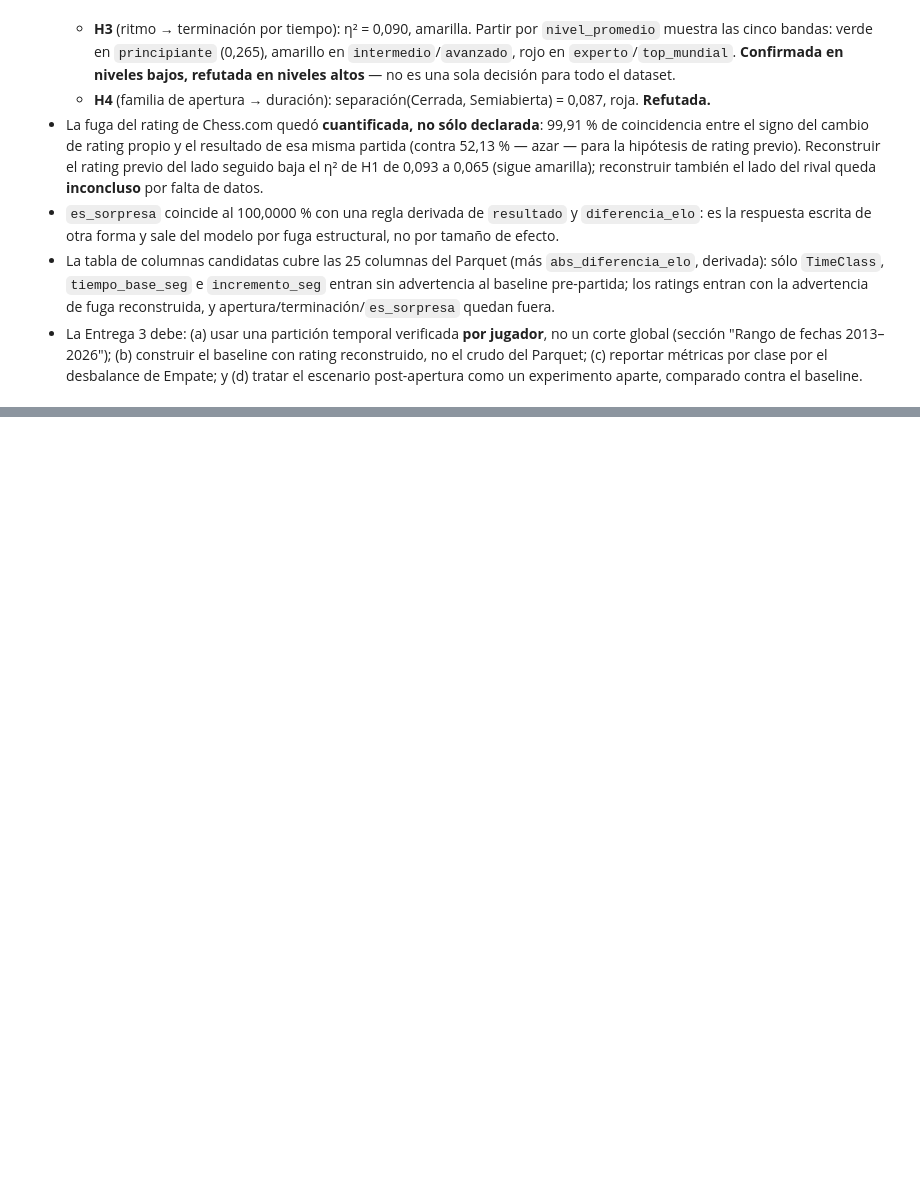
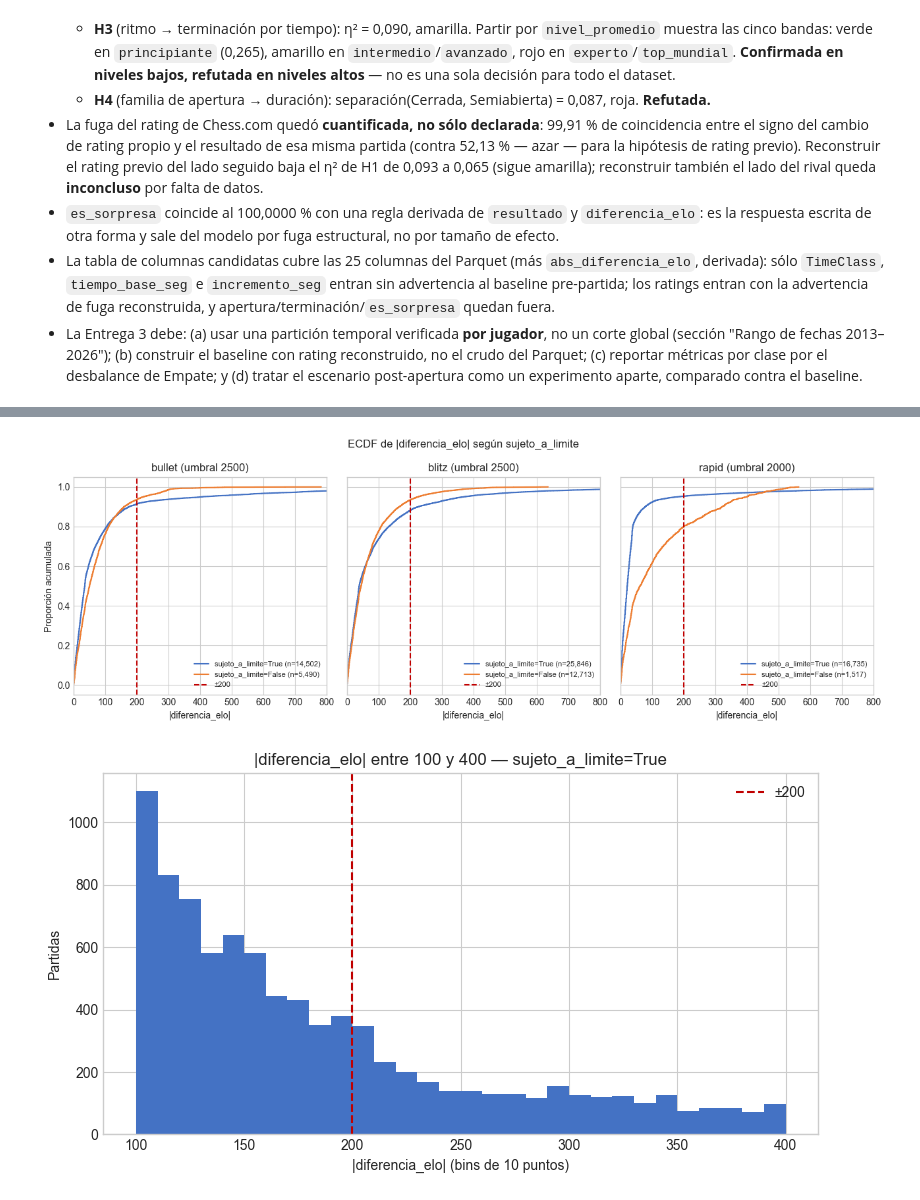
Before and after one commit to BautistaAlosMartorell/chess-outcome-prediction, a Jupyter notebook: notebooks/02_eda_hipotesis.ipynb, the cells around one changed output, grey strips where cells are left out. Cells and saved outputs as stored; diff of their text form; code cells hidden in the pictures; blank space fills up the shorter version.

```diff
--- a/notebooks/02_eda_hipotesis.ipynb
+++ b/notebooks/02_eda_hipotesis.ipynb
@@ -1348,0 +1461,28 @@ print("✓ Anomalía temporal investigada y conservada")
+# %%
+fig, axes = plt.subplots(1, 3, figsize=(13, 4.5), sharey=True)
+for ax, tc in zip(axes, TIME_ORDER):
+    sub = mm[mm["TimeClass"] == tc]
+    for flag, color in [(True, "#4472c4"), (False, "#ed7d31")]:
+        values = np.sort(sub.loc[sub["sujeto_a_limite"] == flag, "abs_diferencia_elo"].to_numpy())
+        ax.step(values, np.arange(1, len(values) + 1) / len(values), where="post", color=color,
+                label=f"sujeto_a_limite={flag} (n={len(values):,})")
+    ax.axvline(MATCHMAKING_LIMIT, color="#c00000", linestyle="--", label="±200")
+    ax.set(title=f"{tc} (umbral {RATING_THRESHOLD[tc]})", xlabel="|diferencia_elo|", xlim=(0, 800))
+    ax.legend(loc="lower right", fontsize=8)
+axes[0].set_ylabel("Proporción acumulada")
+fig.suptitle("ECDF de |diferencia_elo| según sujeto_a_limite")
+plt.tight_layout()
+plt.show()
+
+subject_diffs = mm.loc[mm["sujeto_a_limite"], "abs_diferencia_elo"]
+fig, ax = plt.subplots(figsize=(8, 4.5))
+ax.hist(subject_diffs[subject_diffs.between(100, 400)], bins=np.arange(100, 410, 10), color="#4472c4")
+ax.axvline(MATCHMAKING_LIMIT, color="#c00000", linestyle="--", label="±200")
+ax.set(title="|diferencia_elo| entre 100 y 400 — sujeto_a_limite=True",
+       xlabel="|diferencia_elo| (bins de 10 puntos)", ylabel="Partidas")
+ax.legend()
+plt.tight_layout()
+plt.show()
+# %% [output]
+[figure, added]
+[figure, added]
```
Also changed, not shown: parts of 11 cells of this notebook.
